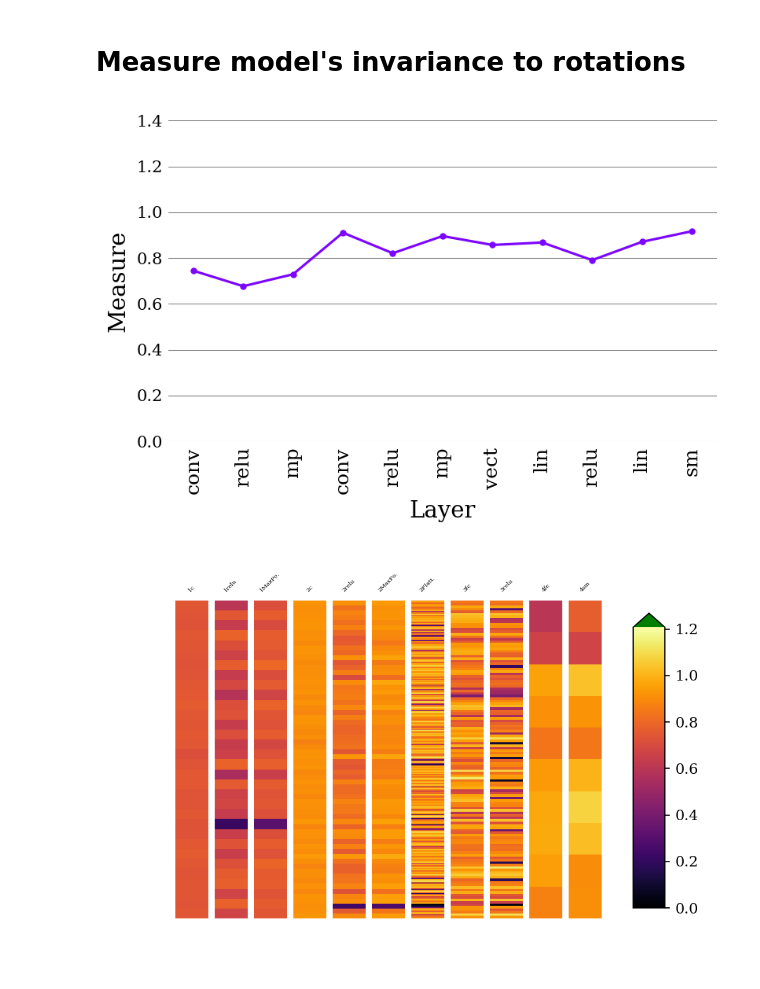
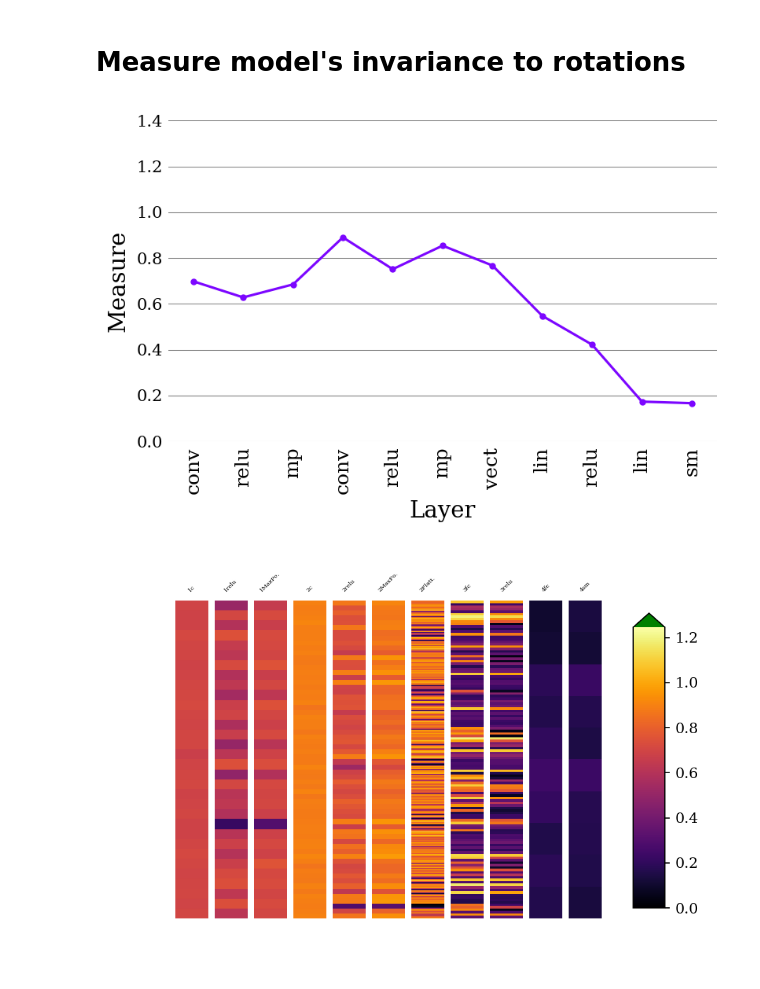
Before and after one commit to facundoq/tmeasures, a Jupyter notebook: doc/Variance to rotations of a CNN trained on MNIST with PyTorch.ipynb, the cells around one changed output. Saved outputs shown, nothing was run; the diff lists cells and outputs as text; code cells hidden in the pictures.

```diff
--- a/doc/Variance to rotations of a CNN trained on MNIST with PyTorch.ipynb
+++ b/doc/Variance to rotations of a CNN trained on MNIST with PyTorch.ipynb
@@ -25,7 +25,7 @@ class Flatten(nn.Module):
 # Model definition
 class CNN(ObservableLayersModule):
     def __init__(self,shape):
-        super(Net, self).__init__()
+        super(CNN, self).__init__()
         self.shape=shape
         c,h,w=shape
         h_flat,w_flat=h//4,w//4
@@ -127,15 +130,22 @@ torch.manual_seed(args.seed)
 device = torch.device("cuda" if use_cuda else "cpu")
 
 # DATASET
-transform=transforms.Compose([
+base_preprocessing=[
         transforms.ToTensor(),
         transforms.Normalize((0.1307,), (0.3081,))
-        ])
+        ]
+# Rotation data augmentation
+# CHANGE THIS VARIABLE from 0 to 180 to train with different intensities of data augmentation
+# More data augmentation will cause the network to be more invariant
+degree_range= 180 # train with random rotations from -degree_range to degree_range
+train_augmentation=[transforms.RandomRotation(degree_range)]
+train_transform=transforms.Compose(train_augmentation+base_preprocessing)
+measure_transform=transforms.Compose(base_preprocessing)
 
 dataset1 = datasets.MNIST('../data', train=True, download=True,
-                    transform=transform)
+                    transform=train_transform)
 dataset2 = datasets.MNIST('../data', train=False,
-                    transform=transform)
+                    transform=train_transform)
 train_loader = torch.utils.data.DataLoader(dataset1,args.batch_size)
 test_loader = torch.utils.data.DataLoader(dataset2,args.test_batch_size)
 
@@ -173,7 +183,7 @@ class NoLabelsMNIST(datasets.MNIST):
     return x
 
 dataset_nolabels = NoLabelsMNIST('../data', train=False, download=True,
-                    transform=transform)
+                    transform=measure_transform)
 
 # Create a set of rotation transformations
 from transformational_measures.transformations.parameters import UniformRotation
@@ -191,23 +201,23 @@ measure_result = measure.eval(iterator)
 
 # Save result
 import pickle
-result_filepath='measure_result.pickle'
+result_filepath=f'rot{degree_range}_measure_result.pickle'
 with open(result_filepath, 'wb') as f:
     pickle.dump(measure_result, f)
 # %%
 # Load result (optional, in case you don't want to run the above or your session died)
 with open(result_filepath, 'rb') as f:
     measure_result=pickle.load(f)
 
 from transformational_measures import visualization
 results=[measure_result]
-plot_filepath="variance_by_layers.png"
+plot_filepath=f"rot{degree_range}_variance_by_layers.png"
 visualization.plot_collapsing_layers_same_model(results, plot_filepath)
-heatmap_filepath="variance_heatmap.png"
+heatmap_filepath=f"rot{degree_range}_variance_heatmap.png"
 visualization.plot_heatmap(measure_result,heatmap_filepath)
 from IPython.display import Image,display
 display(Image(filename=plot_filepath))
 display(Image(filename=heatmap_filepath))
 # %% [output]
-[figure, old version]
+[figure, new version]
-[figure, old version]
+[figure, new version]
```
Also changed, not shown: parts of 2 cells of this notebook, 3 other files.
